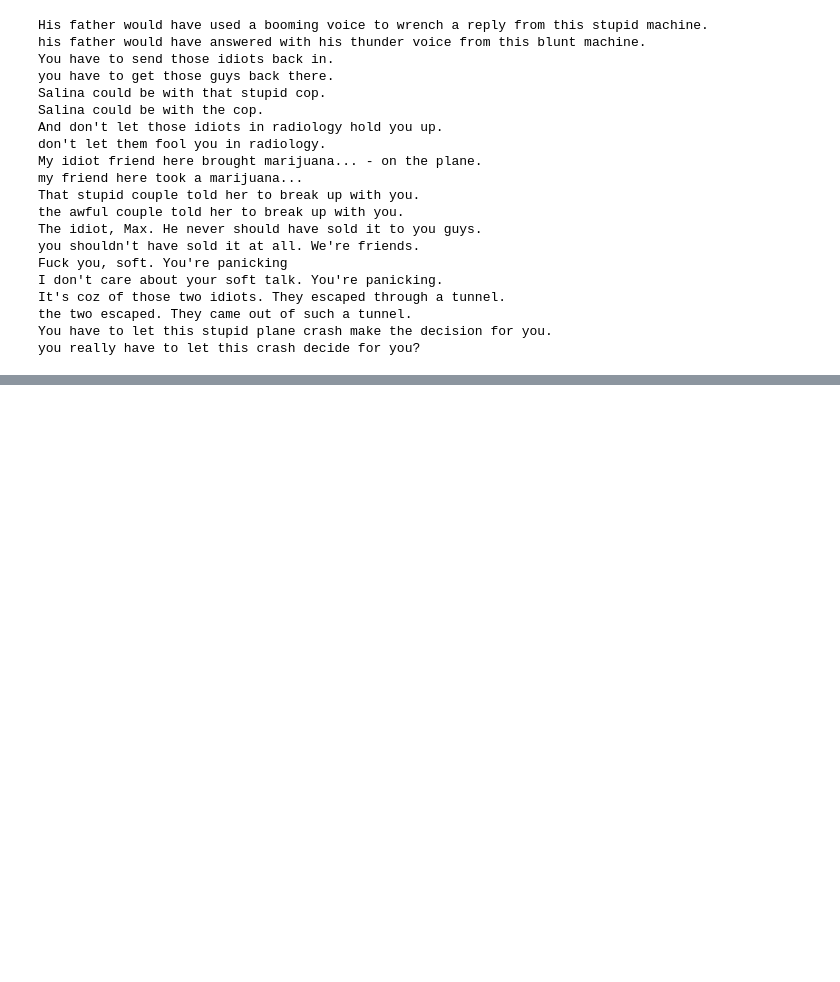
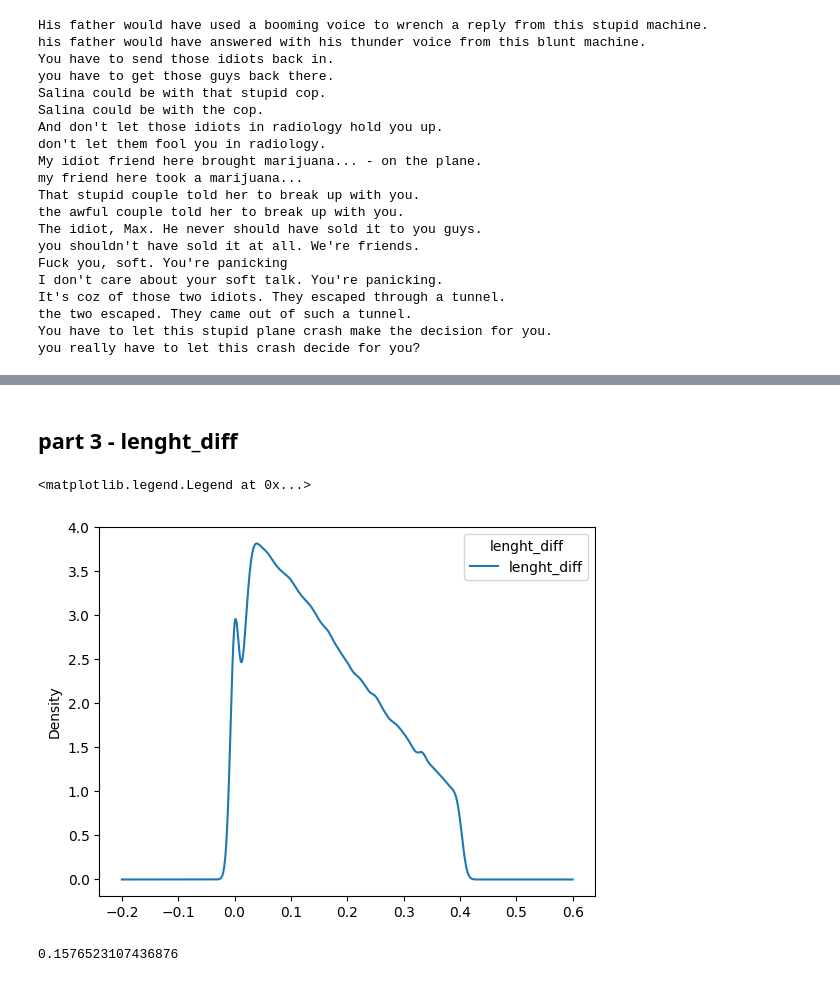
Before and after one commit to simply-pleb/SP-Text-Detoxification, a Jupyter notebook: notebooks/explore-data.ipynb, the cells around one changed output, grey strips where cells are left out. Cells and saved outputs as stored; diff of their text form; code cells hidden in the pictures; blank space fills up the shorter version.

```diff
--- a/notebooks/explore-data.ipynb
+++ b/notebooks/explore-data.ipynb
@@ -103,0 +329,13 @@ you really have to let this crash decide for you?
+# %% [markdown]
+## part 3 - lenght_diff
+# %%
+data_sorted['lenght_diff'].plot(kind='kde')
+plt.legend(title='lenght_diff')
+# %% [output]
+<matplotlib.legend.Legend at 0x...>
+[figure, added]
+# %%
+mean_lenght_diff = data_sorted['lenght_diff'].mean()
+mean_lenght_diff
+# %% [output]
+0.1576523107436876
```
Also changed, not shown: parts of 31 cells of this notebook.
